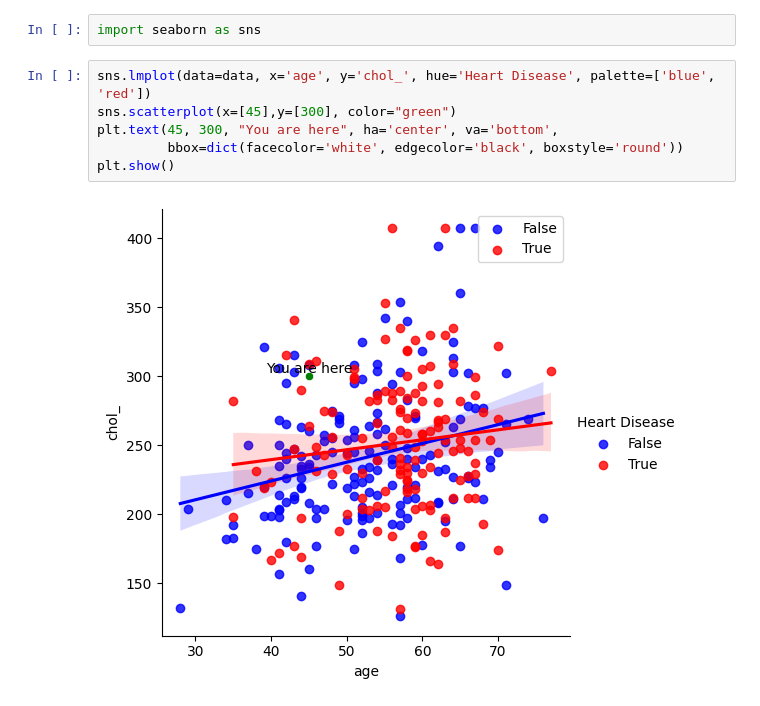
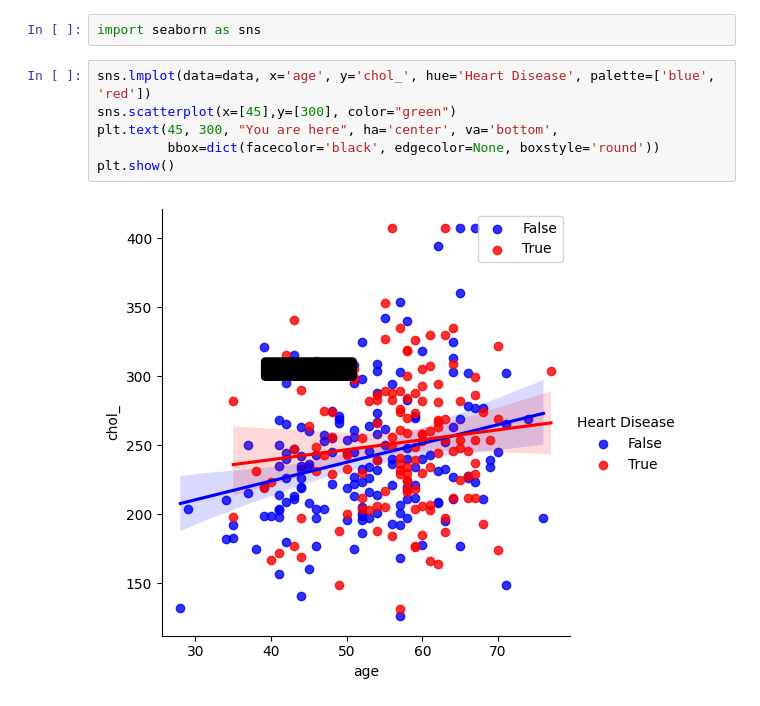
Before and after one commit to HiroshanI/Heart-Disease-Prediction-App, a Jupyter notebook: app/sample.ipynb, the cells around one changed output. Cells and saved outputs as stored; diff of their text form.

```diff
--- a/app/sample.ipynb
+++ b/app/sample.ipynb
@@ -18,8 +18,8 @@ import seaborn as sns
 # %%
 sns.lmplot(data=data, x='age', y='chol_', hue='Heart Disease', palette=['blue', 'red'])
 sns.scatterplot(x=[45],y=[300], color="green")
 plt.text(45, 300, "You are here", ha='center', va='bottom',
-         bbox=dict(facecolor='white', edgecolor='black', boxstyle='round'))
+         bbox=dict(facecolor='black', edgecolor=None, boxstyle='round'))
 plt.show()
 # %% [output]
-[figure, old version]
+[figure, new version]
```
Also changed, not shown: 3 other files.
